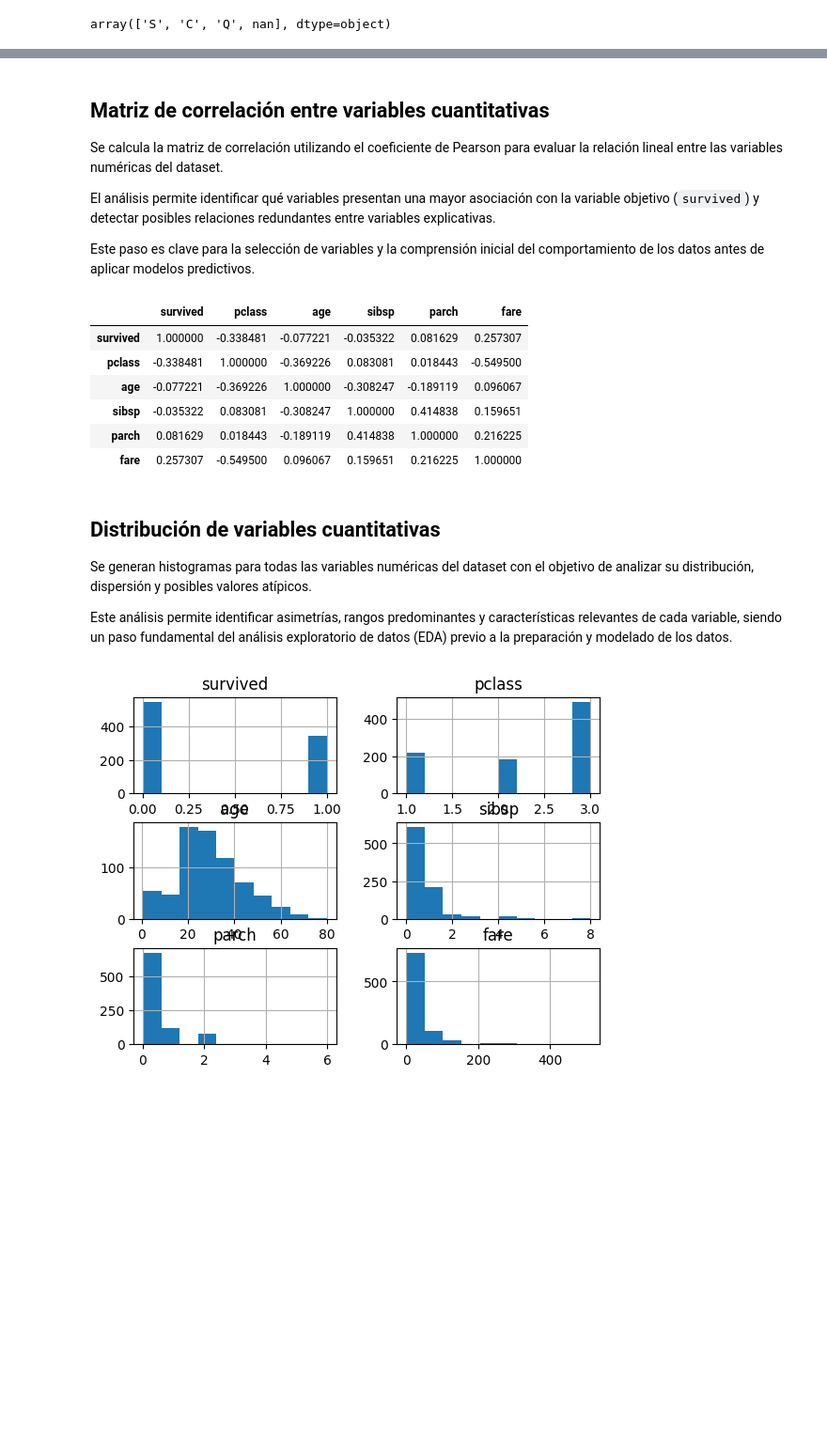
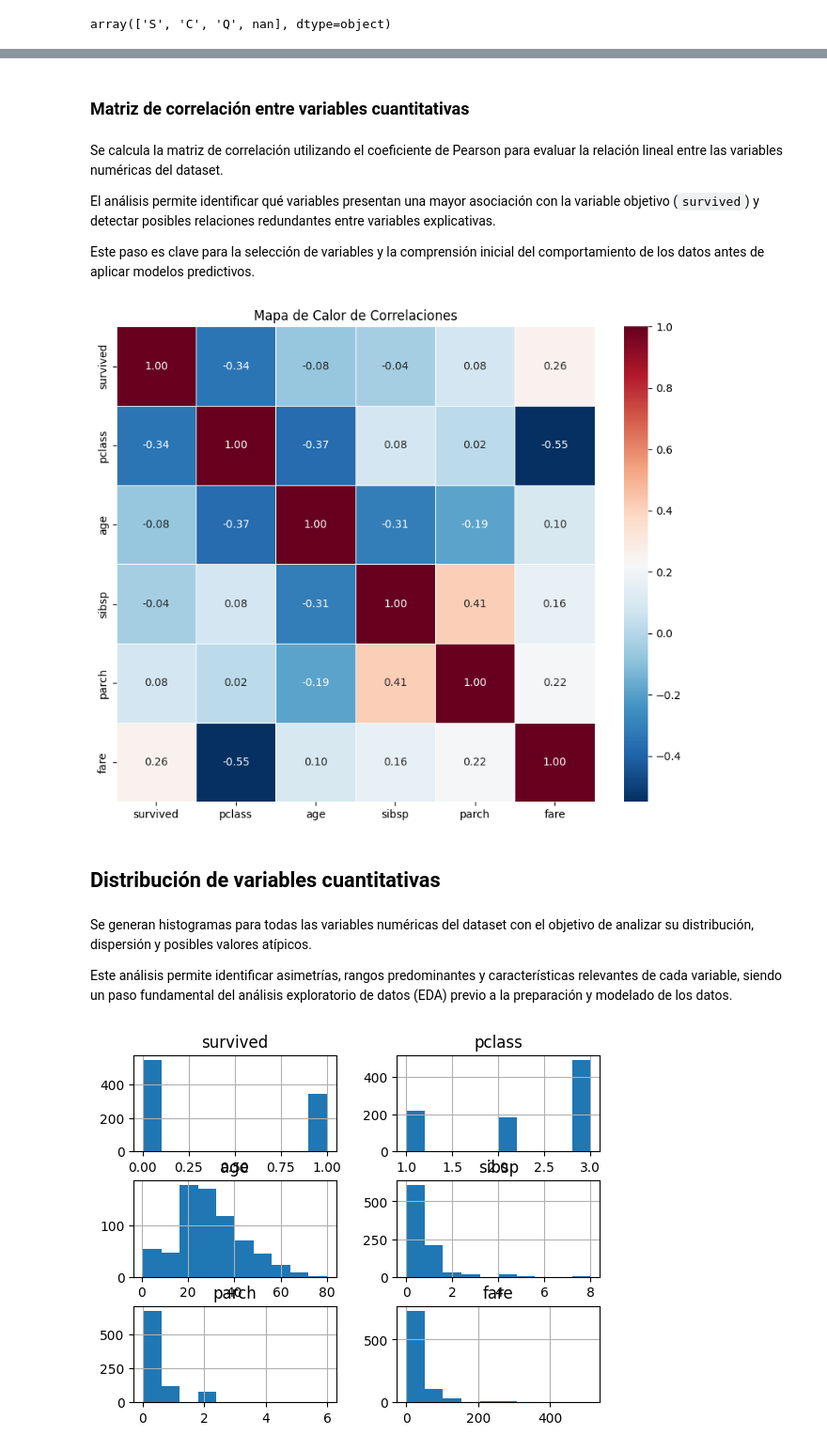
Before and after one commit to duvan1026/Titanic_Big_Data, a Jupyter notebook: ABD_CastroBautistaDuvanDario.ipynb, the cells around one changed output, grey strips where cells are left out. Shown at 94% size. Saved outputs shown, nothing was run; the diff lists cells and outputs as text; code cells hidden in the pictures; blank space fills up the shorter version.

```diff
--- a/ABD_CastroBautistaDuvanDario.ipynb
+++ b/ABD_CastroBautistaDuvanDario.ipynb
@@ -426,0 +512,12 @@ Name: age, Length: 891, dtype: bool
+# %%
+# Primero, creo una columna temporal de rangos de edad para facilitar el análisis
+# Incluyo los nulos para no perder esa información en el conteo
+titanic['age_group'] = pd.cut(titanic['age'], bins=[0, 12, 18, 35, 60, 100],
+                             labels=['Niño', 'Adolescente', 'Adulto Joven', 'Adulto', 'Anciano'])
+
+# Agrupo por el rango de edad y calculo la supervivencia
+# Uso dropna=False para ver el peso de los que no tienen edad registrada
+supervivencia_edad = titanic.groupby('age_group', dropna=False)['survived'].value_counts(normalize=True).unstack() * 100
+
+print("Porcentaje de supervivencia por rango de edad (incluyendo Nulos):")
+print(supervivencia_edad)
@@ -440,6 +580,6 @@ array(['S', 'C', 'Q', nan], dtype=object)
+# %% [markdown]
+### Matriz de correlación entre variables cuantitativas
 # %% [markdown]
-## Matriz de correlación entre variables cuantitativas
-
 Se calcula la matriz de correlación utilizando el coeficiente de Pearson
 para evaluar la relación lineal entre las variables numéricas del dataset.
 
@@ -450,19 +590,21 @@ relaciones redundantes entre variables explicativas.
 Este paso es clave para la selección de variables y la comprensión
 inicial del comportamiento de los datos antes de aplicar modelos
 predictivos.
-# %%
-titanic.corr(method='pearson', numeric_only=True) #Variables cuantitativas
-# %% [output]
-|  | survived | pclass | age | sibsp | parch | fare |
-| survived | 1.000000 | -0.338481 | -0.077221 | -0.035322 | 0.081629 | 0.257307 |
-| pclass | -0.338481 | 1.000000 | -0.369226 | 0.083081 | 0.018443 | -0.549500 |
-| age | -0.077221 | -0.369226 | 1.000000 | -0.308247 | -0.189119 | 0.096067 |
-| sibsp | -0.035322 | 0.083081 | -0.308247 | 1.000000 | 0.414838 | 0.159651 |
-| parch | 0.081629 | 0.018443 | -0.189119 | 0.414838 | 1.000000 | 0.216225 |
-| fare | 0.257307 | -0.549500 | 0.096067 | 0.159651 | 0.216225 | 1.000000 |
+# %%
+# Selecciono solo las variables numéricas
+columnas_numericas = titanic.select_dtypes(include=['int64', 'float64'])
+matriz_corr = columnas_numericas.corr()
+
+# Configuro el mapa de calor (Heatmap)
+plt.figure(figsize=(10, 8))
+sns.heatmap(matriz_corr, annot=True, cmap='RdBu_r', fmt=".2f", linewidths=0.5)
+plt.title('Mapa de Calor de Correlaciones')
+plt.show()
+# %% [output]
+[figure, added]
+# %% [markdown]
+## Distribución de variables cuantitativas
 # %% [markdown]
-## Distribución de variables cuantitativas
-
 Se generan histogramas para todas las variables numéricas del dataset
 con el objetivo de analizar su distribución, dispersión y posibles
 valores atípicos.
```
Also changed, not shown: parts of 89 cells of this notebook.
